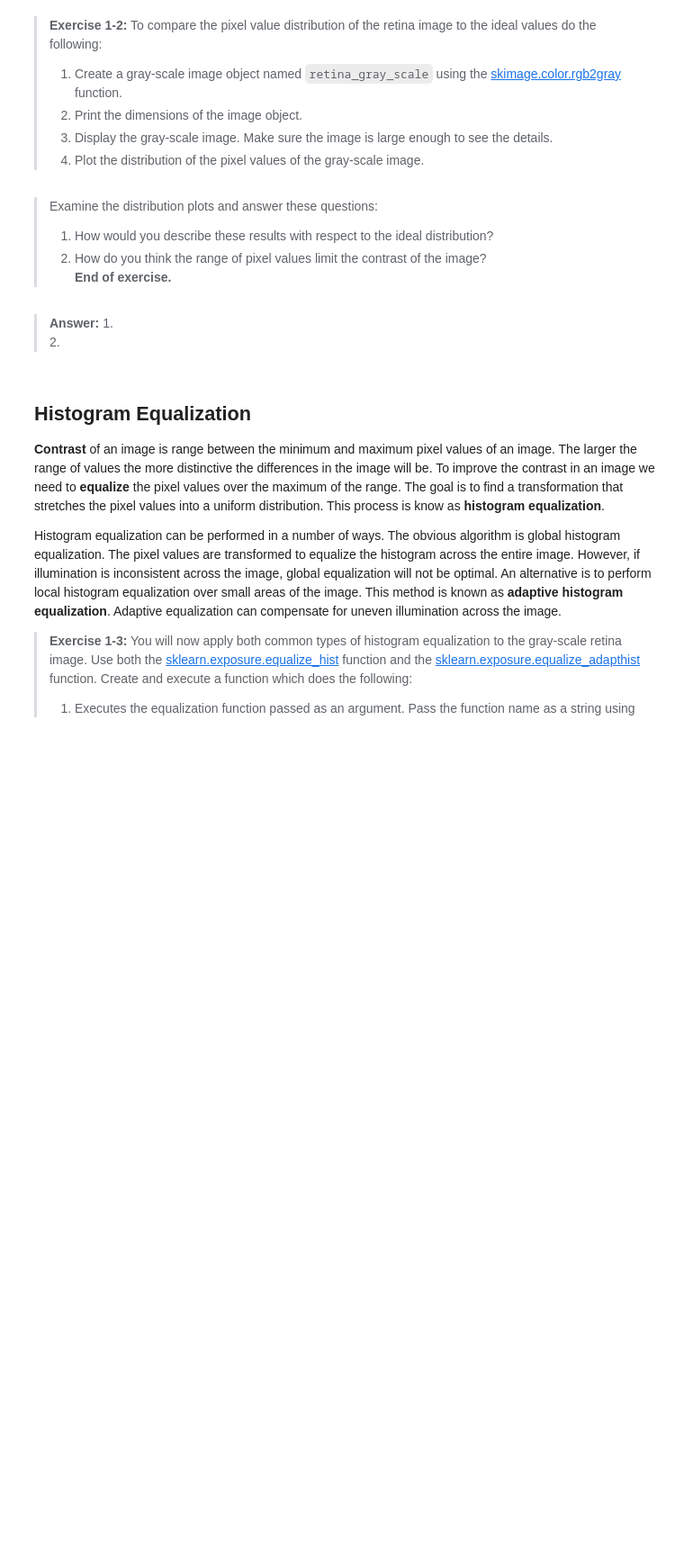
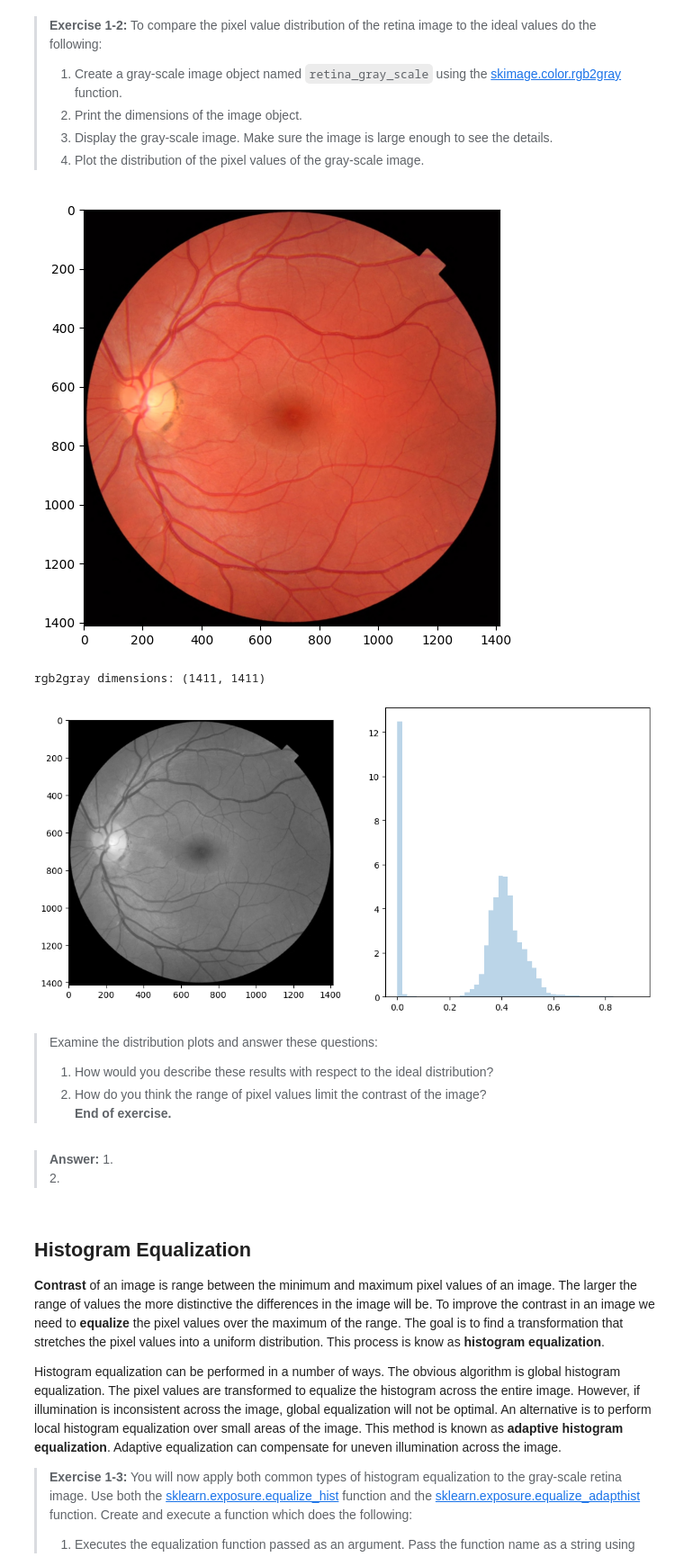
Before and after one commit to StephenElston/CSCI-E25, a Jupyter notebook: Labs/1_WorkingWithImageData.ipynb, the cells around one changed output. Shown at 90% size. Drawn from its saved outputs; the diff is of its cells as text; code cells hidden in the pictures; blank space fills up the shorter version.

```diff
--- a/Labs/1_WorkingWithImageData.ipynb
+++ b/Labs/1_WorkingWithImageData.ipynb
@@ -176,10 +183,32 @@ plot_gray_scale_distribution(random_image)
 # %%
 def plot_grayscale(img):
     fig, ax = plt.subplots( figsize=(6, 6))
     _=ax.imshow(img, cmap=plt.get_cmap('gray'))
     plt.show()
 
 ## Put you code below
+    fig, ax = plt.subplots(1,2, figsize=(12, 6))
+    # create the gray image object
+    retina_gray_scale = skimage.color.rgb2gray(img)
+    # print the dimensions of the image object
+    print(f"rgb2gray dimensions: {retina_gray_scale.shape}")
+    # display the gray-scale image
+    ax[0].imshow(retina_gray_scale, cmap=plt.get_cmap('gray'))
+    ax[0].set_title('Gray Scale Image')
+    # Plot the distribution of pixel values
+    ax[1].hist(retina_gray_scale.flatten(), bins=50, density=True, alpha=0.3)
+    ax[1].set_title('Distribution of Gray Intensities')
+    plt.show()
+
+
+
+
+
+plot_grayscale(retina_image)
+# %% [output]
+[figure, added]
+rgb2gray dimensions: (1411, 1411)
+[figure, added]
 # %%
 retina_image.dtype
 # %% [markdown]
```
Also changed, not shown: parts of 3 cells of this notebook.
